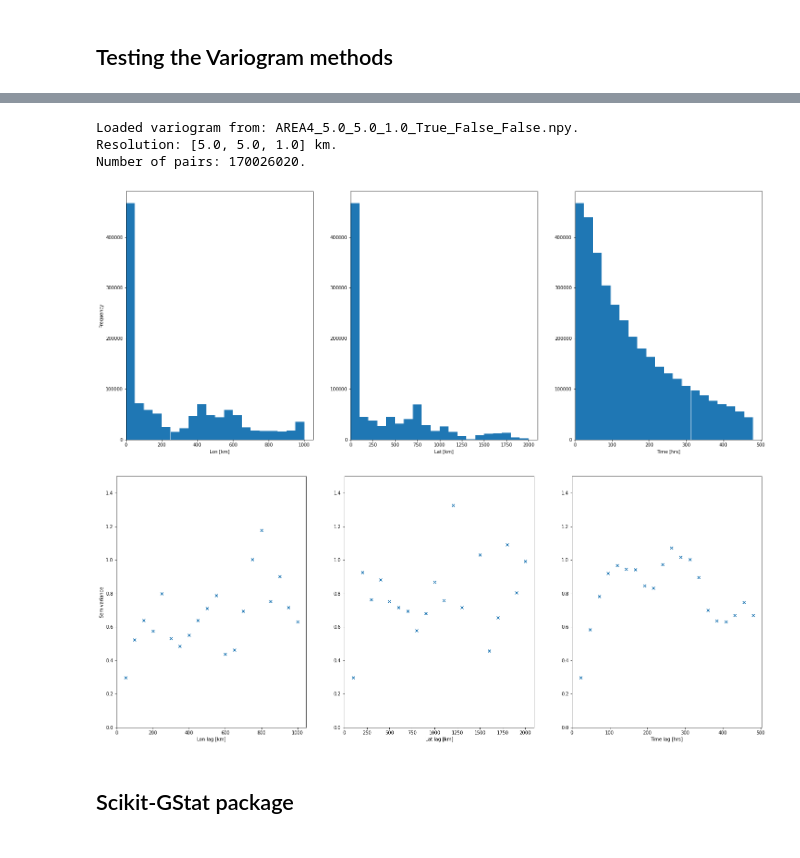
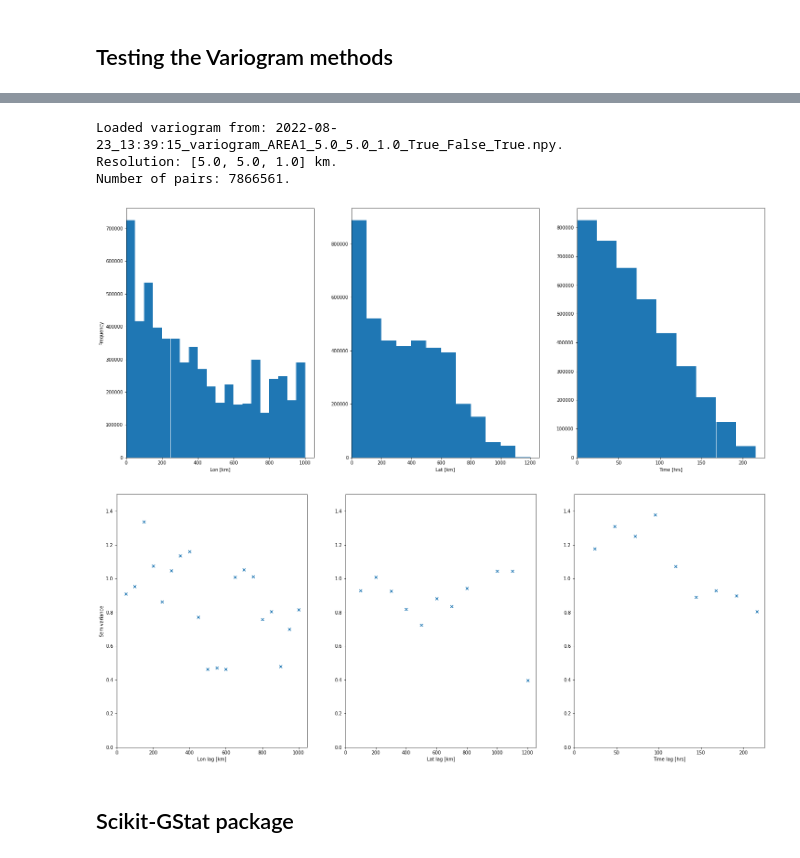
Before and after one commit to MariusWiggert/OceanPlatformControl, a Jupyter notebook: ocean_navigation_simulator/generative_error_model/notebooks/test_variogram.ipynb, the cells around one changed output, grey strips where cells are left out. Drawn from its saved outputs; the diff is of its cells as text; code cells hidden in the pictures.

Commit message:
restructuring code to rely on single data_dir from config

```diff
--- a/ocean_navigation_simulator/generative_error_model/notebooks/test_variogram.ipynb
+++ b/ocean_navigation_simulator/generative_error_model/notebooks/test_variogram.ipynb
@@ -3,29 +3,20 @@
 # %%
 %load_ext autoreload
 %autoreload 2
-# %matplotlib ipympl
-%matplotlib inline
 
 from ocean_navigation_simulator.generative_error_model.variogram.Variogram import Variogram
+from ocean_navigation_simulator.generative_error_model.utils import load_config
 from ocean_navigation_simulator.generative_error_model.variogram.VisualizeVariogram import VisualizeVariogram
-from ocean_navigation_simulator.generative_error_model.Dataset import DatasetName, load_dataset, load_single_file
-from ocean_navigation_simulator.generative_error_model.data_preprocessing import plot_buoy_data_at_time_step
+from ocean_navigation_simulator.generative_error_model.Dataset import Dataset
 
 import geostatspy.geostats as geostats
 import pandas as pd
 import matplotlib.pyplot as plt
-import ipywidgets as widgets
 import numpy as np
 
-dataset_name = DatasetName.AREA4
-data = load_single_file(dataset_name, file_idx=0) # 8000 pts
-# data = load_dataset(dataset_name, overlap=False)    # 300,000 pts
+config = load_config()
 
-# convert time axis to datetime
-data["time"] = pd.to_datetime(data["time"])
-
-# find earliest time/date and subtract from time column
-earliest_date = data["time"].min()
-data["time_offset"] = data["time"].apply(lambda x: (x - earliest_date).seconds//3600 + (x-earliest_date).days*24)
-data["time_offset"] = data["time_offset"].astype(int)
+dataset = Dataset("area1")
+data = dataset.load_single_file(file_idx=0)  # ~8000 pts
+# data = dataset.load_dataset(overlap=False)  # ~300,000 pts
 # %% [output]
@@ -70,20 +32,21 @@ display(time)
 # %%
-# reading from file
-Vvis = VisualizeVariogram()
-Vvis.read_variogram_from_file()
+# reading saved variogram from file
+variogram_file = "2022-08-23_13:39:15_variogram_AREA1_5.0_5.0_1.0_True_False_True.npy"
+Vvis = VisualizeVariogram(config)
+Vvis.read_variogram_from_file(variogram_file)
 # detrended, all pairs, overlap
 # %% [output]
-Loaded variogram from: AREA4_5.0_5.0_1.0_True_False_False.npy.
+Loaded variogram from: 2022-08-23_13:39:15_variogram_AREA1_5.0_5.0_1.0_True_False_True.npy.
 Resolution: [5.0, 5.0, 1.0] km.
-Number of pairs: 170026020.
+Number of pairs: 7866561.
 # %%
 # visualizing at different resolutions and different slicing tolerances
 Vvis.decrease_variogram_res((50,100,24))
-slicing_tol = [1, 1, 1]
+slicing_tol = [10, 10, 10]
 view_range = [20,20,20]
 Vvis.plot_histograms(tol=slicing_tol, view_range=view_range)
 Vvis.plot_variograms(variable="u", tol=slicing_tol, view_range=view_range)
 # %% [output]
-[figure, old version]
+[figure, new version]
-[figure, old version]
+[figure, new version]
 # %%
```
Also changed, not shown: parts of 4 cells of this notebook, 7 other files.
